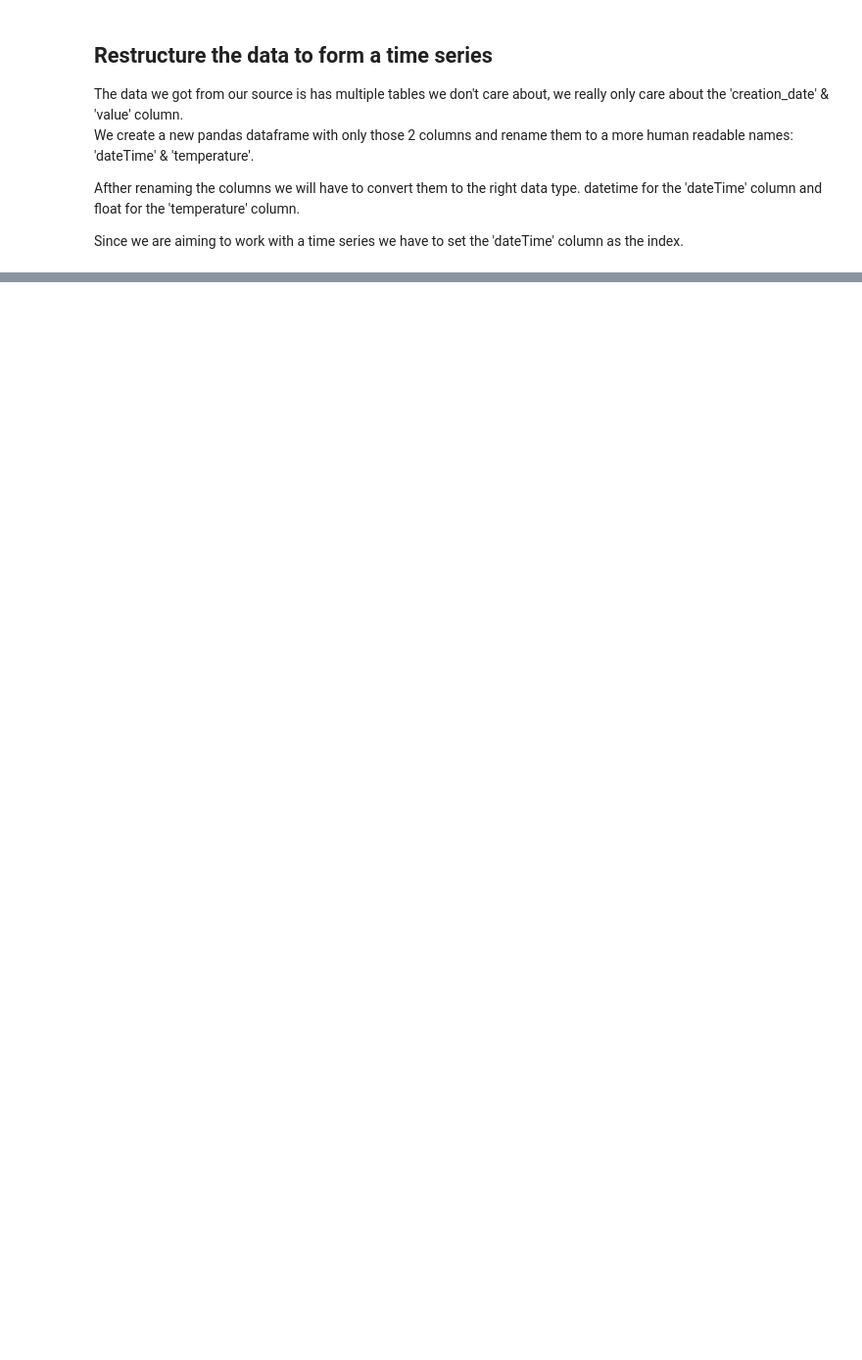
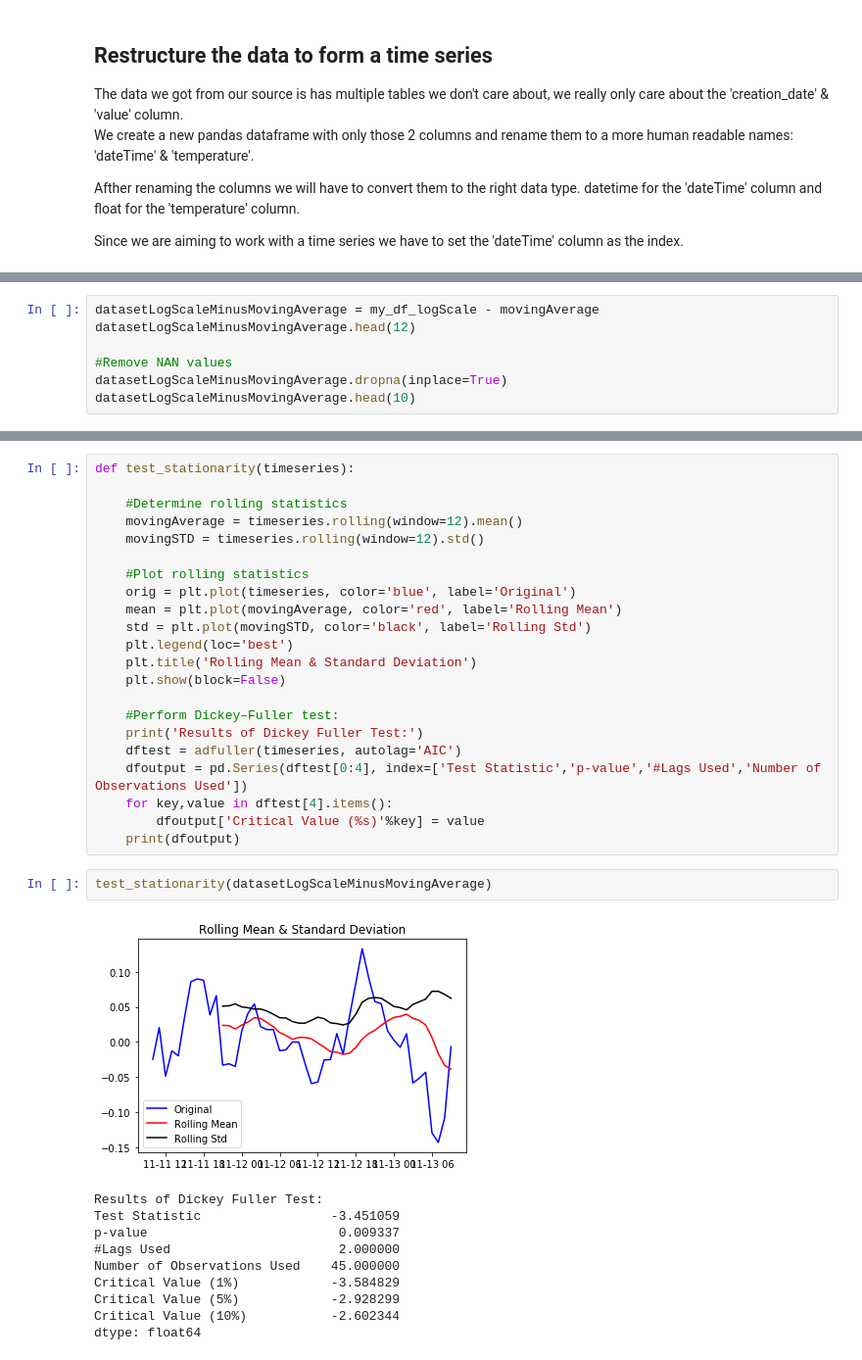
Before and after one commit to bryanhonof/Smart-Systems-Assignment-1, a Jupyter notebook: Python/test_notebook.ipynb, the cells around one changed output, grey strips where cells are left out. Shown: that part at 98% size. Saved outputs shown, nothing was run; the diff lists cells and outputs as text; blank space fills up the shorter version.

```diff
--- a/Python/test_notebook.ipynb
+++ b/Python/test_notebook.ipynb
@@ -101,0 +198,7 @@ plt.show()
+# %%
+datasetLogScaleMinusMovingAverage = my_df_logScale - movingAverage
+datasetLogScaleMinusMovingAverage.head(12)
+
+#Remove NAN values
+datasetLogScaleMinusMovingAverage.dropna(inplace=True)
+datasetLogScaleMinusMovingAverage.head(10)
@@ -101,0 +218,35 @@ plt.show()
+# %%
+def test_stationarity(timeseries):
+
+    #Determine rolling statistics
+    movingAverage = timeseries.rolling(window=12).mean()
+    movingSTD = timeseries.rolling(window=12).std()
+
+    #Plot rolling statistics
+    orig = plt.plot(timeseries, color='blue', label='Original')
+    mean = plt.plot(movingAverage, color='red', label='Rolling Mean')
+    std = plt.plot(movingSTD, color='black', label='Rolling Std')
+    plt.legend(loc='best')
+    plt.title('Rolling Mean & Standard Deviation')
+    plt.show(block=False)
+
+    #Perform Dickey–Fuller test:
+    print('Results of Dickey Fuller Test:')
+    dftest = adfuller(timeseries, autolag='AIC')
+    dfoutput = pd.Series(dftest[0:4], index=['Test Statistic','p-value','#Lags Used','Number of Observations Used'])
+    for key,value in dftest[4].items():
+        dfoutput['Critical Value (%s)'%key] = value
+    print(dfoutput)
+# %%
+test_stationarity(datasetLogScaleMinusMovingAverage)
+# %% [output]
+[figure, added]
+Results of Dickey Fuller Test:
+Test Statistic                 -3.451059
+p-value                         0.009337
+#Lags Used                      2.000000
+Number of Observations Used    45.000000
+Critical Value (1%)            -3.584829
+Critical Value (5%)            -2.928299
+Critical Value (10%)           -2.602344
+dtype: float64
```
Also changed, not shown: parts of 10 cells of this notebook.
